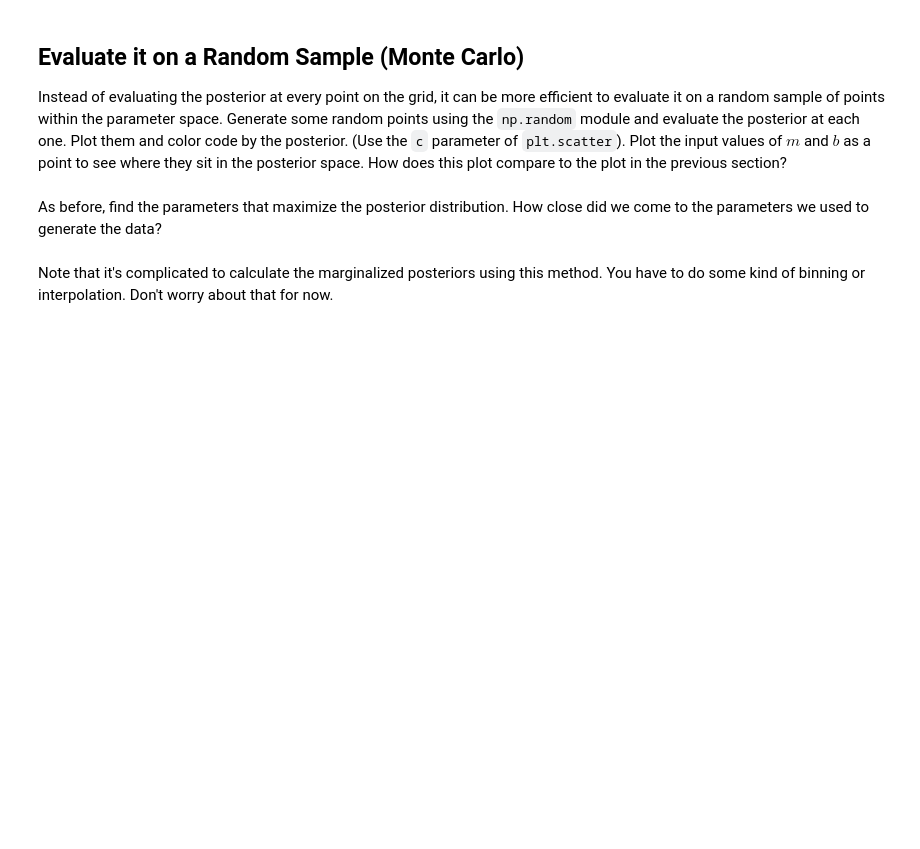
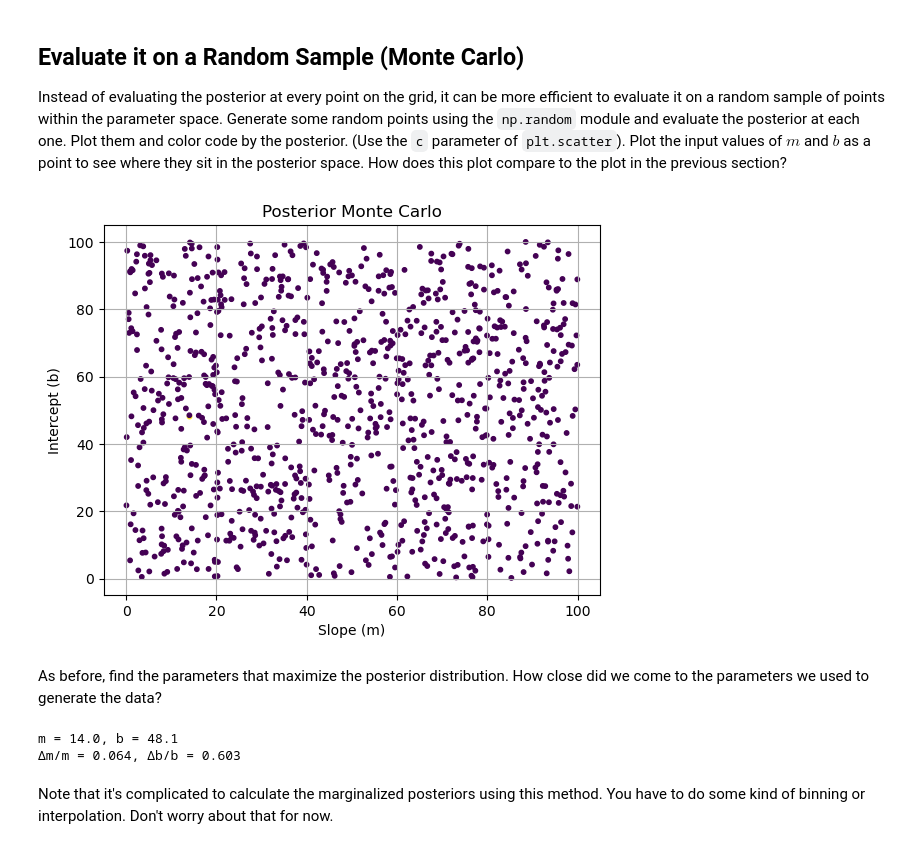
Before and after one commit to ASTR154/bayesian-statistics, a Jupyter notebook: monte_carlo_line_fitting.ipynb, the cells around one changed output. Drawn from its saved outputs; the diff is of its cells as text; code cells hidden in the pictures; blank space fills up the shorter version.

```diff
--- a/monte_carlo_line_fitting.ipynb
+++ b/monte_carlo_line_fitting.ipynb
@@ -162,16 +198,40 @@ plt.scatter(# complete
+# %%
+rand_N = 1000 # 1000 random samples
+
+m_random = np.random.uniform(m_min, m_max, rand_N) # using the np.random module
+b_random = np.random.uniform(b_min, b_max, rand_N)
+
+posterior_random = np.zeros(rand_N)
+for i in range(rand_N):
+    theta = [m_random[i], b_random[i]]
+    posterior_random[i] = log_posterior(theta, x, y, dy)
+
+posterior_prob = np.exp(posterior_random - np.max(posterior_random))
+
+plt.scatter(m_random, b_random, c=posterior_prob, s=10)
+plt.xlabel('Slope (m)')
+plt.ylabel('Intercept (b)')
+plt.title('Posterior Monte Carlo')
+plt.grid(True)
+plt.show()
+# %% [output]
+[figure, added]
 # %% [markdown]
 As before, find the parameters that maximize the posterior distribution. How close did we come to the parameters we used to generate the data?
 # %%
 # Find the index of the sample where the posterior is maximised --> what m and b is this?
 i_max = np.argmax(posterior_random)
-m_infer = # complete
-b_infer = # complete
+m_infer = m_random[i_max]
+b_infer = b_random[i_max]
 print(f'm = {m_infer:.1f}, b = {b_infer:.1f}')
 
 # Fractional error of the inferred solution compared to the input 'true' parameters
-m_frac_err = # complete
-b_frac_err = # complete
+m_frac_err = abs(m_infer - m_true) / m_true
+b_frac_err = abs(b_infer - b_true) / b_true
 print(f'Δm/m = {m_frac_err:.3f}, Δb/b = {b_frac_err:.3f}')
+# %% [output]
+m = 14.0, b = 48.1
+Δm/m = 0.064, Δb/b = 0.603
 # %% [markdown]
 Note that it's complicated to calculate the marginalized posteriors using this method. You have to do some kind of binning or interpolation. Don't worry about that for now.
 # %% [markdown]
```
Also changed, not shown: parts of 8 cells of this notebook.
